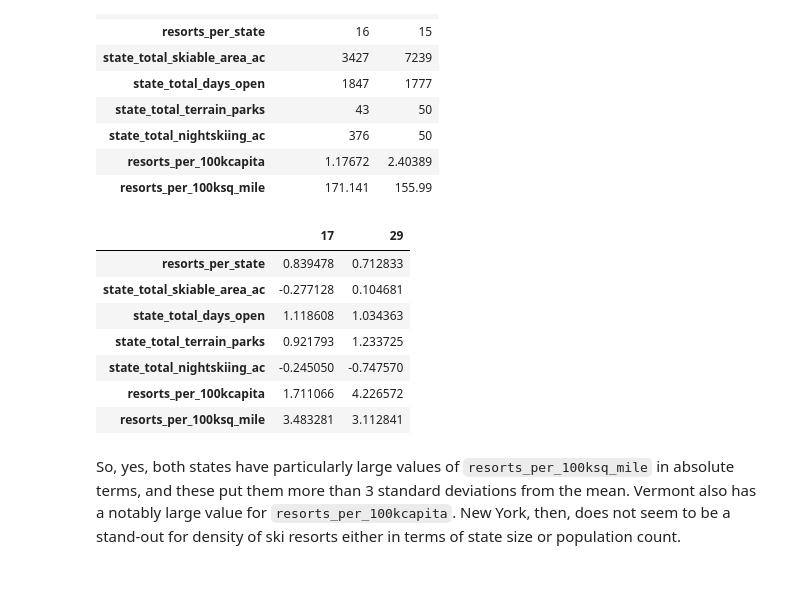
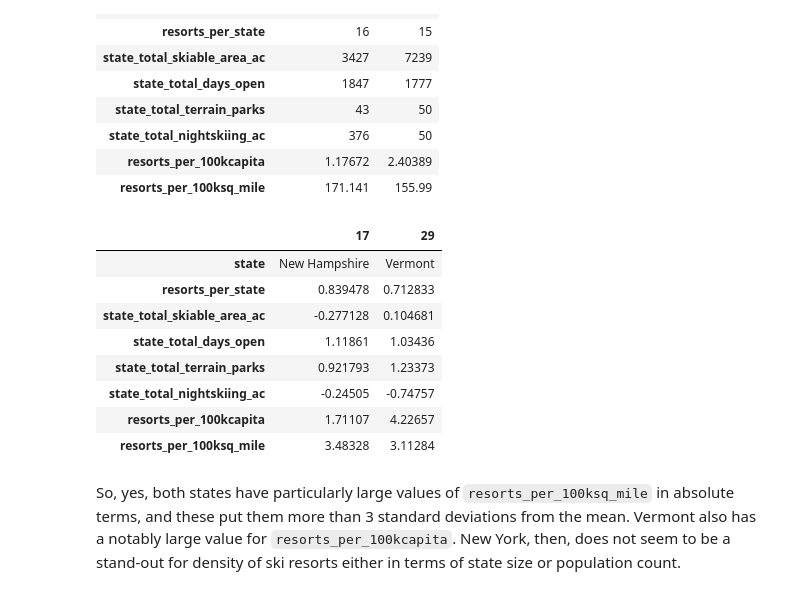
Before and after one commit to hanna-freuden/DataScienceGuidedCapstone, a Jupyter notebook: Notebooks/03_exploratory_data_analysis.ipynb, the cells around one changed output. Saved outputs shown, nothing was run; the diff lists cells and outputs as text; code cells hidden in the pictures.

```diff
--- a/Notebooks/03_exploratory_data_analysis.ipynb
+++ b/Notebooks/03_exploratory_data_analysis.ipynb
@@ -660,16 +660,18 @@ state_summary[state_summary.state.isin(['New Hampshire', 'Vermont'])].T
 | resorts_per_100kcapita | 1.17672 | 2.40389 |
 | resorts_per_100ksq_mile | 171.141 | 155.99 |
 # %%
+state_summary_scaled_df.reset_index(inplace=True)
 state_summary_scaled_df[state_summary.state.isin(['New Hampshire', 'Vermont'])].T
 # %% [output]
 |  | 17 | 29 |
+| state | New Hampshire | Vermont |
 | resorts_per_state | 0.839478 | 0.712833 |
 | state_total_skiable_area_ac | -0.277128 | 0.104681 |
-| state_total_days_open | 1.118608 | 1.034363 |
-| state_total_terrain_parks | 0.921793 | 1.233725 |
-| state_total_nightskiing_ac | -0.245050 | -0.747570 |
-| resorts_per_100kcapita | 1.711066 | 4.226572 |
-| resorts_per_100ksq_mile | 3.483281 | 3.112841 |
+| state_total_days_open | 1.11861 | 1.03436 |
+| state_total_terrain_parks | 0.921793 | 1.23373 |
+| state_total_nightskiing_ac | -0.24505 | -0.74757 |
+| resorts_per_100kcapita | 1.71107 | 4.22657 |
+| resorts_per_100ksq_mile | 3.48328 | 3.11284 |
 # %% [markdown]
 So, yes, both states have particularly large values of `resorts_per_100ksq_mile` in absolute terms, and these put them more than 3 standard deviations from the mean. Vermont also has a notably large value for `resorts_per_100kcapita`. New York, then, does not seem to be a stand-out for density of ski resorts either in terms of state size or population count.
 # %% [markdown]
```
Also changed, not shown: parts of 5 cells of this notebook.
